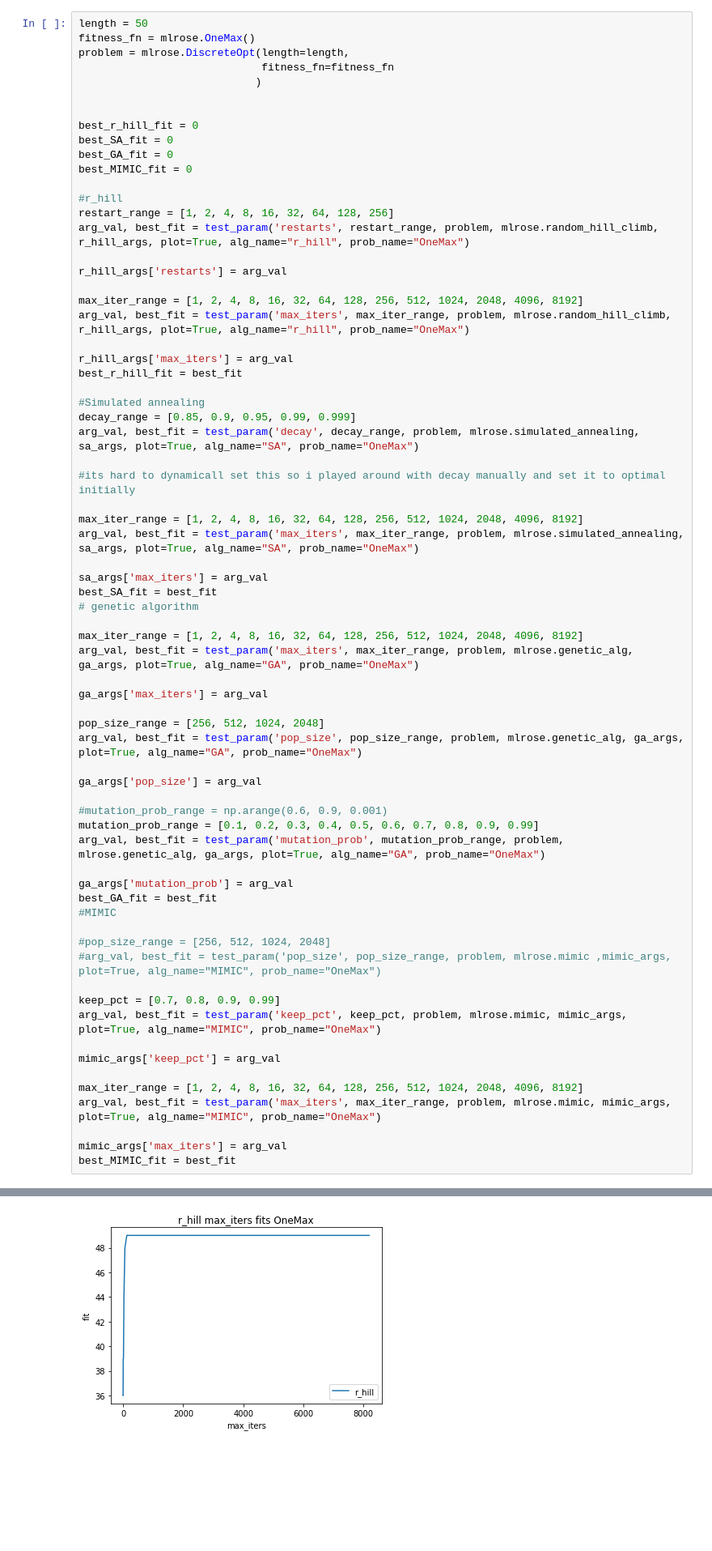
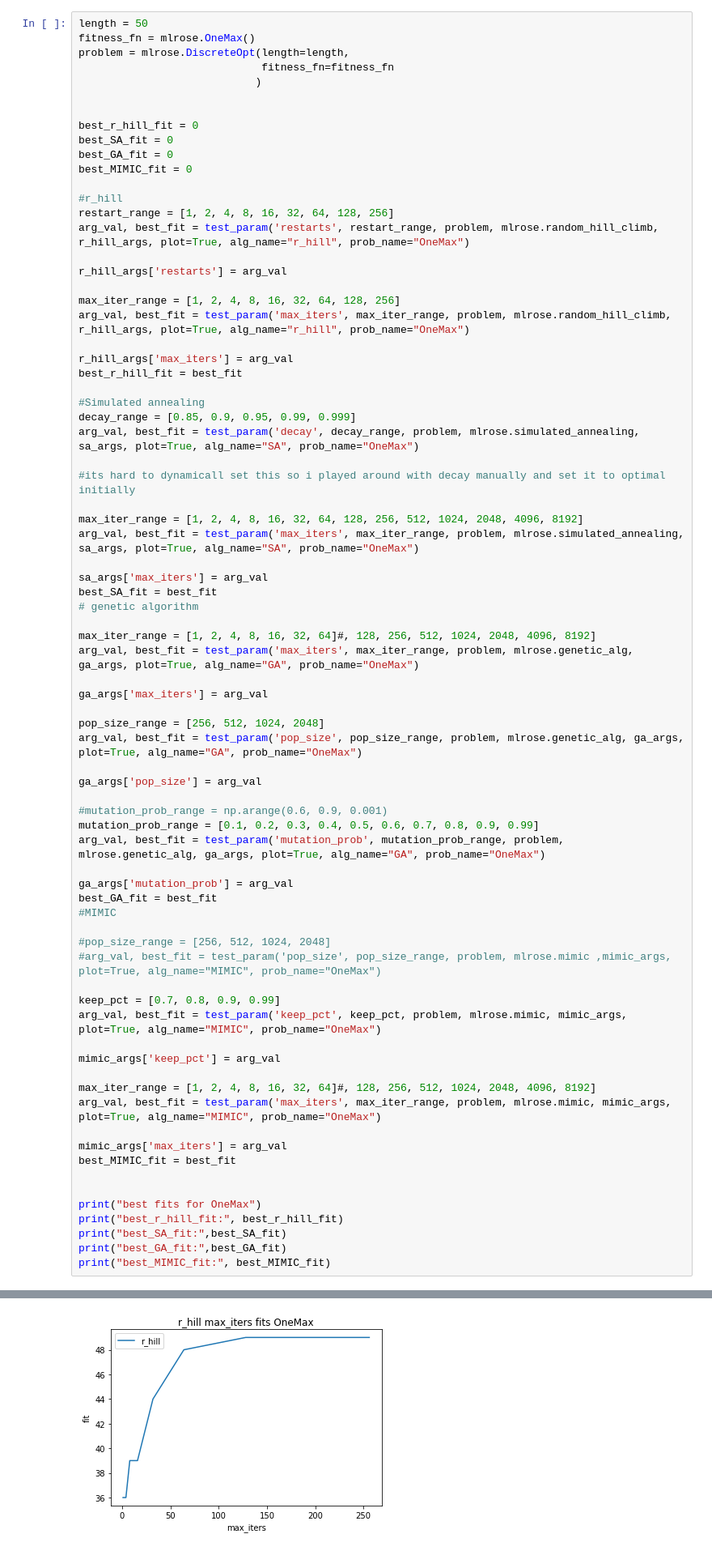
Before and after one commit to jfuerst92/Brigandine, a Jupyter notebook: analysis.ipynb, the cells around one changed output, grey strips where cells are left out. Shown at 81% size. Drawn from its saved outputs; the diff is of its cells as text; blank space fills up the shorter version.

```diff
--- a/analysis.ipynb
+++ b/analysis.ipynb
@@ -169,7 +181,7 @@ arg_val, best_fit = test_param('restarts', restart_range, problem, mlrose.random
 
 r_hill_args['restarts'] = arg_val
 
-max_iter_range = [1, 2, 4, 8, 16, 32, 64, 128, 256, 512, 1024, 2048, 4096, 8192]
+max_iter_range = [1, 2, 4, 8, 16, 32, 64, 128, 256]
 arg_val, best_fit = test_param('max_iters', max_iter_range, problem, mlrose.random_hill_climb, r_hill_args, plot=True, alg_name="r_hill", prob_name="OneMax")
 
 r_hill_args['max_iters'] = arg_val
@@ -188,7 +200,7 @@ sa_args['max_iters'] = arg_val
 best_SA_fit = best_fit
 # genetic algorithm
 
-max_iter_range = [1, 2, 4, 8, 16, 32, 64, 128, 256, 512, 1024, 2048, 4096, 8192]
+max_iter_range = [1, 2, 4, 8, 16, 32, 64]#, 128, 256, 512, 1024, 2048, 4096, 8192]
 arg_val, best_fit = test_param('max_iters', max_iter_range, problem, mlrose.genetic_alg, ga_args, plot=True, alg_name="GA", prob_name="OneMax")
 
 ga_args['max_iters'] = arg_val
@@ -197,35 +209,42 @@ pop_size_range = [256, 512, 1024, 2048]
 arg_val, best_fit = test_param('pop_size', pop_size_range, problem, mlrose.genetic_alg, ga_args, plot=True, alg_name="GA", prob_name="OneMax")
 
 ga_args['pop_size'] = arg_val
 
 #mutation_prob_range = np.arange(0.6, 0.9, 0.001)
 mutation_prob_range = [0.1, 0.2, 0.3, 0.4, 0.5, 0.6, 0.7, 0.8, 0.9, 0.99]
 arg_val, best_fit = test_param('mutation_prob', mutation_prob_range, problem, mlrose.genetic_alg, ga_args, plot=True, alg_name="GA", prob_name="OneMax")
 
 ga_args['mutation_prob'] = arg_val
 best_GA_fit = best_fit
 #MIMIC
 
 #pop_size_range = [256, 512, 1024, 2048]
 #arg_val, best_fit = test_param('pop_size', pop_size_range, problem, mlrose.mimic ,mimic_args, plot=True, alg_name="MIMIC", prob_name="OneMax")
 
 keep_pct = [0.7, 0.8, 0.9, 0.99]
 arg_val, best_fit = test_param('keep_pct', keep_pct, problem, mlrose.mimic, mimic_args, plot=True, alg_name="MIMIC", prob_name="OneMax")
 
 mimic_args['keep_pct'] = arg_val
 
-max_iter_range = [1, 2, 4, 8, 16, 32, 64, 128, 256, 512, 1024, 2048, 4096, 8192]
+max_iter_range = [1, 2, 4, 8, 16, 32, 64]#, 128, 256, 512, 1024, 2048, 4096, 8192]
 arg_val, best_fit = test_param('max_iters', max_iter_range, problem, mlrose.mimic, mimic_args, plot=True, alg_name="MIMIC", prob_name="OneMax")
 
 mimic_args['max_iters'] = arg_val
 best_MIMIC_fit = best_fit
+
+
+print("best fits for OneMax")
+print("best_r_hill_fit:", best_r_hill_fit)
+print("best_SA_fit:",best_SA_fit)
+print("best_GA_fit:",best_GA_fit)
+print("best_MIMIC_fit:", best_MIMIC_fit)
 # %% [output]
 best value for  restarts :  256
 best fit:  49.0
 [figure]
 best value for  max_iters :  128
 best fit:  49.0
-[figure, old version]
+[figure, new version]
 0.85
 0.9
 0.95
```
Also changed, not shown: parts of 20 cells of this notebook, 20 other files.
